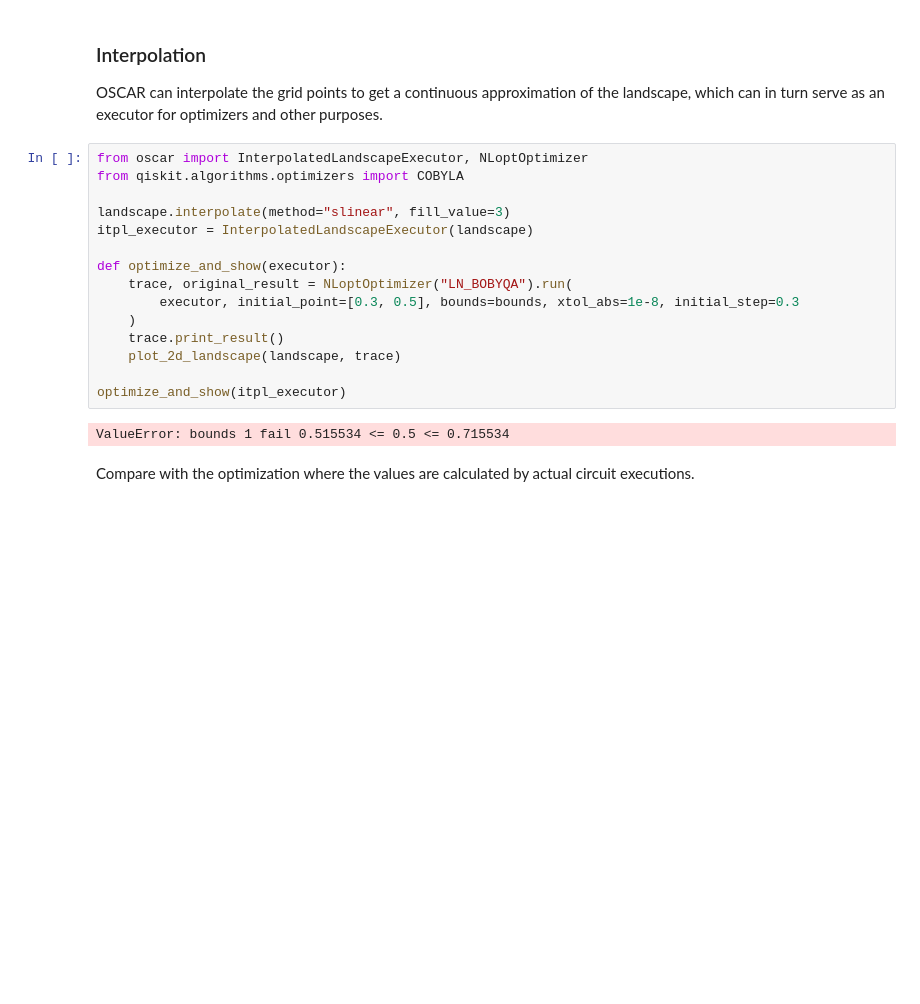
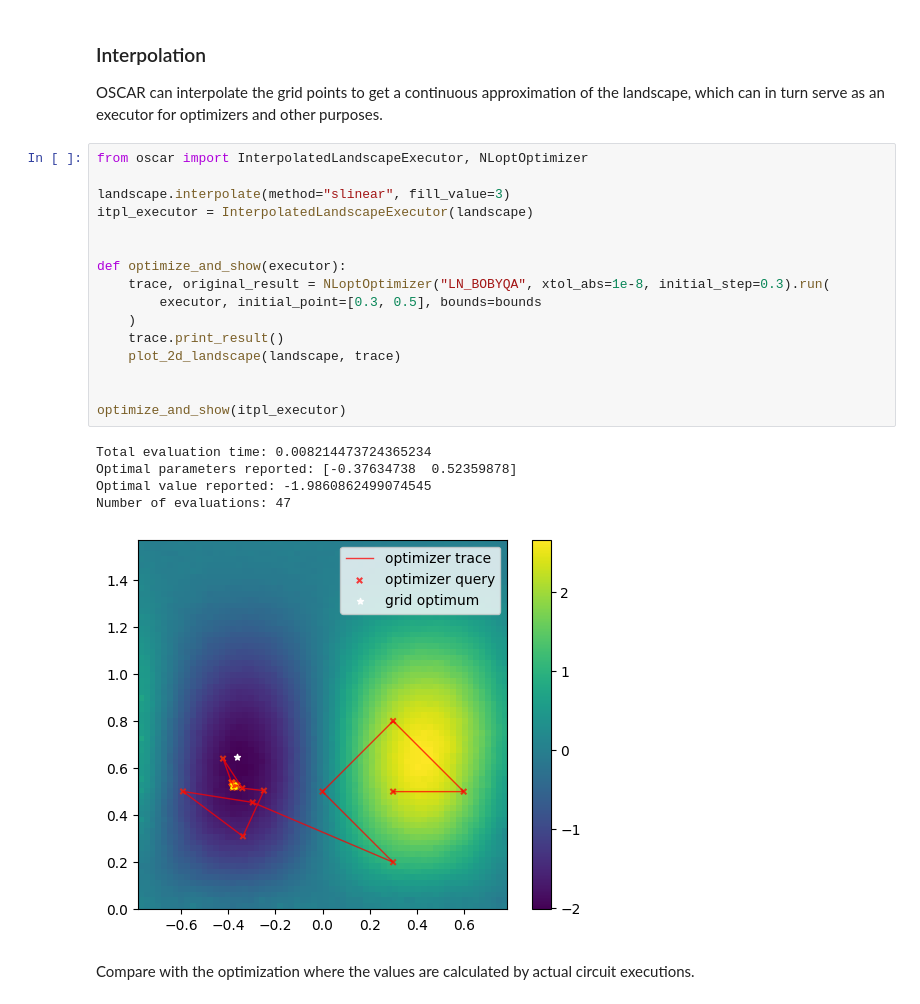
Before and after one commit to QUEST-UWMadison/OSCAR, a Jupyter notebook: notebooks/get_started.ipynb, the cells around one changed output. Saved outputs shown, nothing was run; the diff lists cells and outputs as text; blank space fills up the shorter version.

```diff
--- a/notebooks/get_started.ipynb
+++ b/notebooks/get_started.ipynb
@@ -140,21 +116,26 @@ landscape = Landscape.load(filename)
 OSCAR can interpolate the grid points to get a continuous approximation of the landscape, which can in turn serve as an executor for optimizers and other purposes.
 # %%
 from oscar import InterpolatedLandscapeExecutor, NLoptOptimizer
-from qiskit.algorithms.optimizers import COBYLA
 
 landscape.interpolate(method="slinear", fill_value=3)
 itpl_executor = InterpolatedLandscapeExecutor(landscape)
 
+
 def optimize_and_show(executor):
-    trace, original_result = NLoptOptimizer("LN_BOBYQA").run(
-        executor, initial_point=[0.3, 0.5], bounds=bounds, xtol_abs=1e-8, initial_step=0.3
+    trace, original_result = NLoptOptimizer("LN_BOBYQA", xtol_abs=1e-8, initial_step=0.3).run(
+        executor, initial_point=[0.3, 0.5], bounds=bounds
     )
     trace.print_result()
     plot_2d_landscape(landscape, trace)
 
+
 optimize_and_show(itpl_executor)
 # %% [output]
-ValueError: bounds 1 fail 0.515534 <= 0.5 <= 0.715534
+Total evaluation time: 0.008214473724365234
+Optimal parameters reported: [-0.37634738  0.52359878]
+Optimal value reported: -1.9860862499074545
+Number of evaluations: 47
+[figure, added]
 # %% [markdown]
 Compare with the optimization where the values are calculated by actual circuit executions.
 # %%
```
Also changed, not shown: parts of 11 cells of this notebook.
